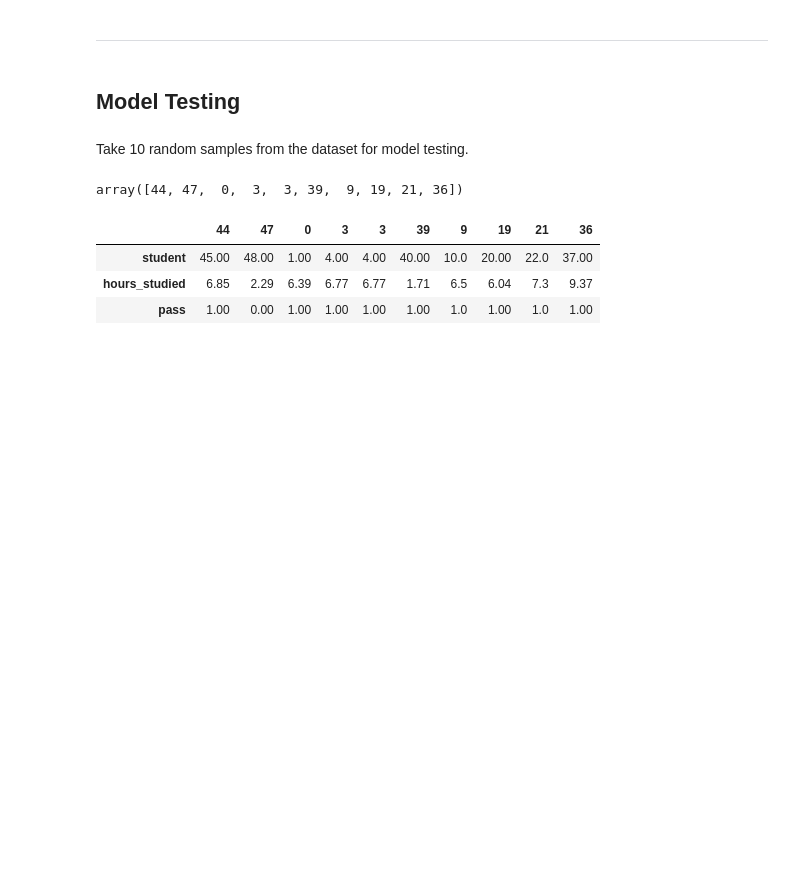
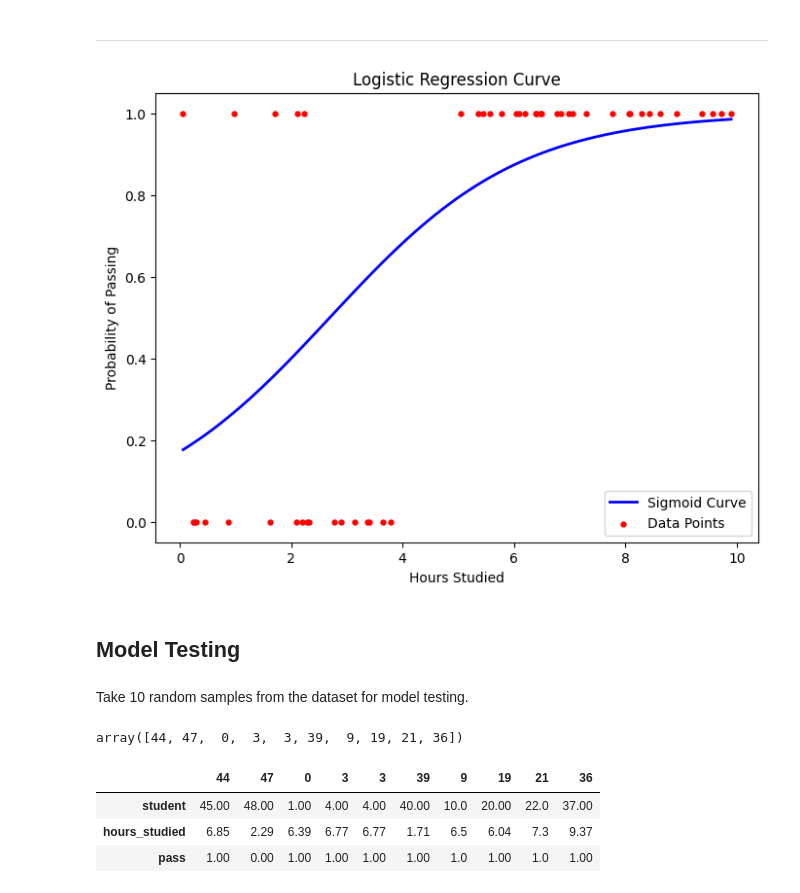
Before and after one commit to kabsmeiou/ml-groupings, a Jupyter notebook: logistic_regression/King-Kane_Act4.ipynb, the cells around one changed output. Drawn from its saved outputs; the diff is of its cells as text; code cells hidden in the pictures; blank space fills up the shorter version.

```diff
--- a/logistic_regression/King-Kane_Act4.ipynb
+++ b/logistic_regression/King-Kane_Act4.ipynb
@@ -94,5 +97,20 @@ plt.show()
 # %% [markdown]
 ---
+# %%
+hours_range = np.linspace(df['hours_studied'].min(), df['hours_studied'].max(), 100)
+z = hours_range * model.coef_[0] + model.intercept_
+prob_pass = sigmoid(z)
+
+plt.figure(figsize=(8, 6))
+plt.plot(hours_range, prob_pass, color='blue', linewidth=2, label='Sigmoid Curve')
+plt.scatter(df['hours_studied'], df['pass'], color='red', marker='.', s=50, label='Data Points')
+plt.xlabel('Hours Studied')
+plt.ylabel('Probability of Passing')
+plt.title('Logistic Regression Curve')
+plt.legend()
+plt.show()
+# %% [output]
+[figure, added]
 # %% [markdown]
 ## Model Testing
 # %% [markdown]
```
Also changed, not shown: parts of 5 cells of this notebook.
